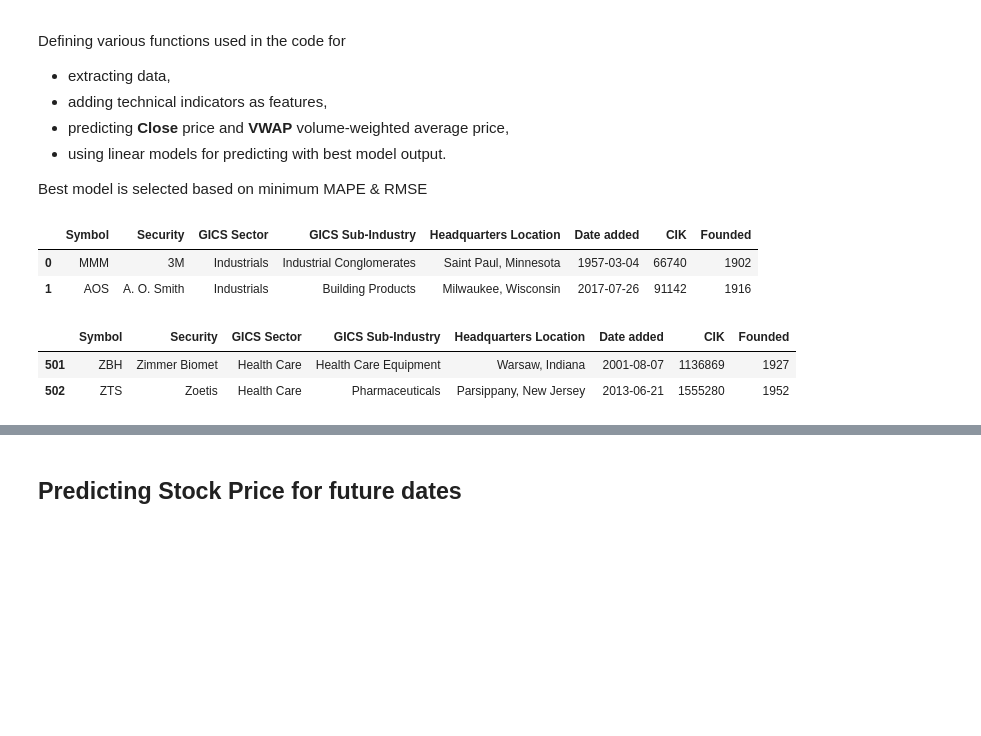
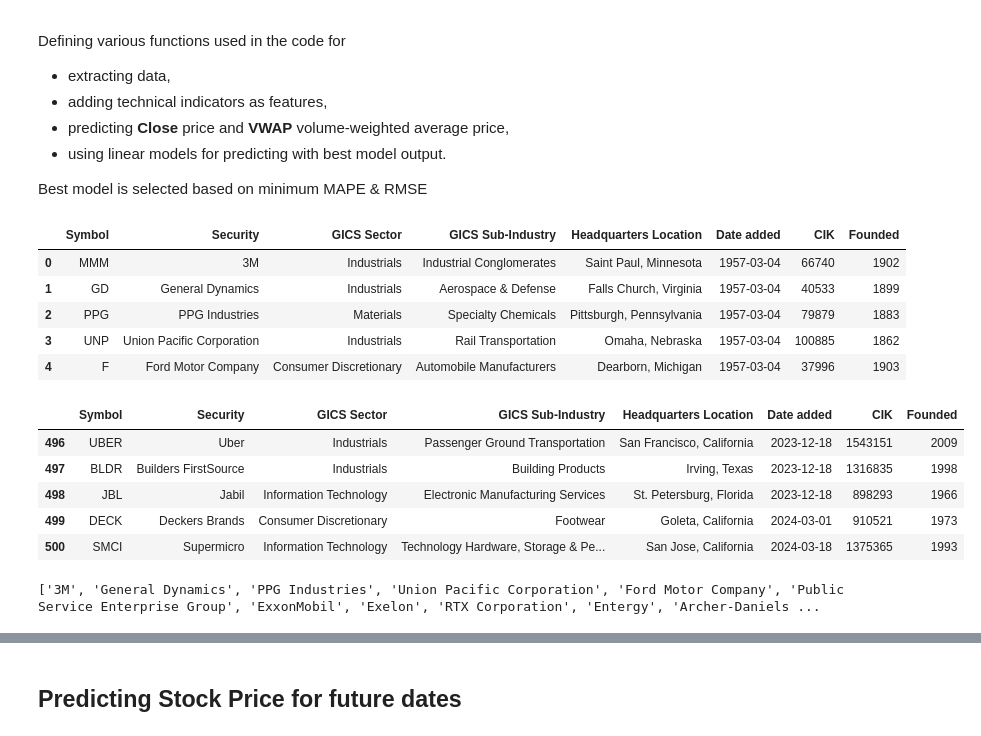
Before and after one commit to vchoppa0312/Stock_Selection, a Jupyter notebook: Price_Prediction_Models-Copy1.ipynb, the cells around one changed output, grey strips where cells are left out. Saved outputs shown, nothing was run; the diff lists cells and outputs as text; code cells hidden in the pictures; blank space fills up the shorter version.

```diff
--- a/Price_Prediction_Models-Copy1.ipynb
+++ b/Price_Prediction_Models-Copy1.ipynb
@@ -287,24 +287,33 @@ def best_fit_model_future_prediction(df):
 # %%
 # Scrapping for List of stocks in S&P500 for Linear Model ML Prediction Analysis
 url = 'https://en.wikipedia.org/wiki/List_of_S%26P_500_companies'
 
 wiki_data = pd.read_html(url)
 
 ticker_df = wiki_data[0]
-display(ticker_df.head(2))
-display(ticker_df.tail(2))
+#BRK.B & BF.B DROPPED AS DATA NOT REPORTED THROUGH YFINANCE
+ticker_df = ticker_df.drop(index=[62,78]).reset_index()
+ticker_df['Date added']=pd.to_datetime(ticker_df['Date added'])
+ticker_df = ticker_df.sort_values(by=['Date added']).reset_index()
+ticker_df = ticker_df.drop(columns=['index','level_0'])
+display(ticker_df.head())
+display(ticker_df.tail())
 
 # Pick Stock from the list for analysis
-
 ticker_list= ticker_df['Symbol'].to_list()
 stock_list = ticker_df['Security'].to_list()
-#print(stock_list)
-#stock_name = input('Enter Stock_Name from the above displayed list for Analysis:')
-#start_date = input('Enter Start Date for Historical Data in yyyy-mm-dd:')
+print(stock_list)
 # %% [output]
 |  | Symbol | Security | GICS Sector | GICS Sub-Industry | Headquarters Location | Date added | CIK | Founded |
 | 0 | MMM | 3M | Industrials | Industrial Conglomerates | Saint Paul, Minnesota | 1957-03-04 | 66740 | 1902 |
-| 1 | AOS | A. O. Smith | Industrials | Building Products | Milwaukee, Wisconsin | 2017-07-26 | 91142 | 1916 |
+| 1 | GD | General Dynamics | Industrials | Aerospace & Defense | Falls Church, Virginia | 1957-03-04 | 40533 | 1899 |
+| 2 | PPG | PPG Industries | Materials | Specialty Chemicals | Pittsburgh, Pennsylvania | 1957-03-04 | 79879 | 1883 |
+| 3 | UNP | Union Pacific Corporation | Industrials | Rail Transportation | Omaha, Nebraska | 1957-03-04 | 100885 | 1862 |
+| 4 | F | Ford Motor Company | Consumer Discretionary | Automobile Manufacturers | Dearborn, Michigan | 1957-03-04 | 37996 | 1903 |
 |  | Symbol | Security | GICS Sector | GICS Sub-Industry | Headquarters Location | Date added | CIK | Founded |
-| 501 | ZBH | Zimmer Biomet | Health Care | Health Care Equipment | Warsaw, Indiana | 2001-08-07 | 1136869 | 1927 |
-| 502 | ZTS | Zoetis | Health Care | Pharmaceuticals | Parsippany, New Jersey | 2013-06-21 | 1555280 | 1952 |
+| 496 | UBER | Uber | Industrials | Passenger Ground Transportation | San Francisco, California | 2023-12-18 | 1543151 | 2009 |
+| 497 | BLDR | Builders FirstSource | Industrials | Building Products | Irving, Texas | 2023-12-18 | 1316835 | 1998 |
+| 498 | JBL | Jabil | Information Technology | Electronic Manufacturing Services | St. Petersburg, Florida | 2023-12-18 | 898293 | 1966 |
+| 499 | DECK | Deckers Brands | Consumer Discretionary | Footwear | Goleta, California | 2024-03-01 | 910521 | 1973 |
+| 500 | SMCI | Supermicro | Information Technology | Technology Hardware, Storage & Pe... | San Jose, California | 2024-03-18 | 1375365 | 1993 |
+['3M', 'General Dynamics', 'PPG Industries', 'Union Pacific Corporation', 'Ford Motor Company', 'Public Service Enterprise Group', 'ExxonMobil', 'Exelon', 'RTX Corporation', 'Entergy', 'Archer-Daniels ...
```
Also changed, not shown: parts of 15 cells of this notebook.
